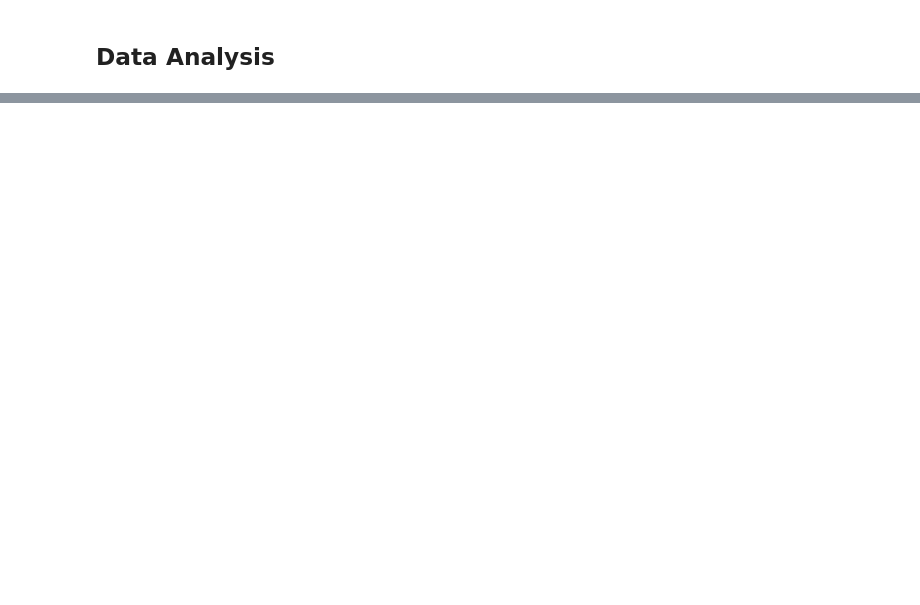
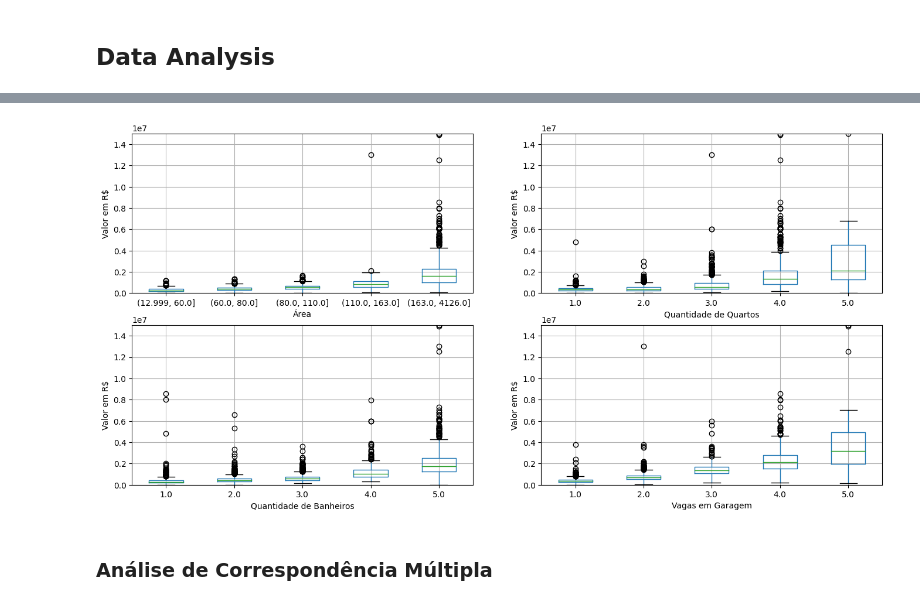
Before and after one commit to danrmoliv/apartment_prices_olx, a Jupyter notebook: precos_apartamentos.ipynb, the cells around one changed output, grey strips where cells are left out. Saved outputs shown, nothing was run; the diff lists cells and outputs as text; code cells hidden in the pictures; blank space fills up the shorter version.

```diff
--- a/precos_apartamentos.ipynb
+++ b/precos_apartamentos.ipynb
@@ -221,0 +293,35 @@ df_anuncios
+# %%
+fig, axs = plt.subplots(nrows=2, ncols=2, figsize=(16, 8))
+
+df_anuncios.boxplot(column='VALOR_RS', by='AREA_SEGMENTADA', ax=axs[0,0])
+df_anuncios.boxplot(column='VALOR_RS', by='QTD_QUARTOS', ax=axs[0,1])
+df_anuncios.boxplot(column='VALOR_RS', by='QTD_BANHEIROS', ax=axs[1,0])
+df_anuncios.boxplot(column='VALOR_RS', by='VAGAS_GARAGEM', ax=axs[1,1])
+
+axs[0,0].set_xlabel('Área')
+axs[0,0].set_ylabel('Valor em R$')
+axs[0,0].set_ylim(0, 15000000)
+axs[0,0].set_title('')
+#sns.regplot(data=df_anuncios, x='AREA_M2', y='VALOR_RS', ax=axs[0,0], color='red')
+
+axs[0,1].set_xlabel('Quantidade de Quartos')
+axs[0,1].set_ylabel('Valor em R$')
+axs[0,1].set_ylim(0, 15000000)
+axs[0,1].set_title('')
+
+axs[1,0].set_xlabel('Quantidade de Banheiros')
+axs[1,0].set_ylabel('Valor em R$')
+axs[1,0].set_ylim(0, 15000000)
+axs[1,0].set_title('')
+
+axs[1,1].set_xlabel('Vagas em Garagem')
+axs[1,1].set_ylabel('Valor em R$')
+axs[1,1].set_ylim(0, 15000000)
+axs[1,1].set_title('')
+
+fig.suptitle('')
+plt.show()
+# %% [output]
+[figure, added]
+# %% [markdown]
+### Análise de Correspondência Múltipla
```
Also changed, not shown: parts of 9 cells of this notebook.
